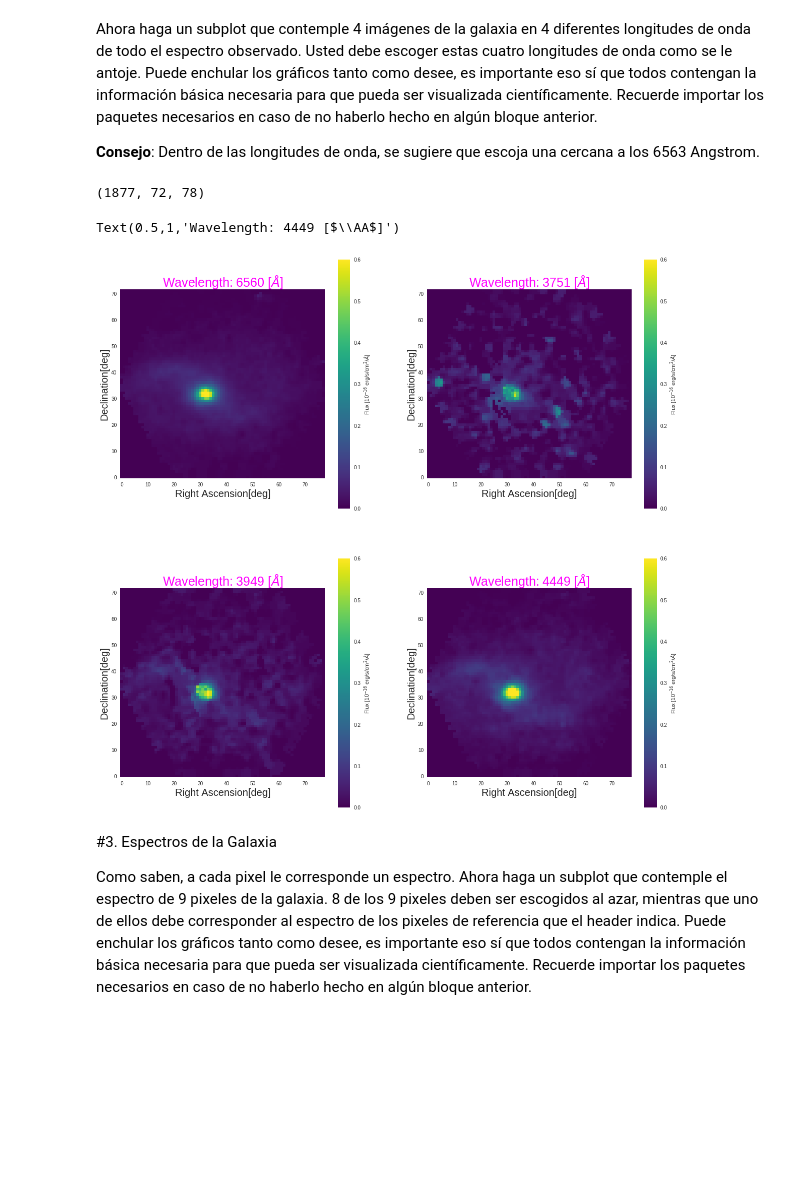
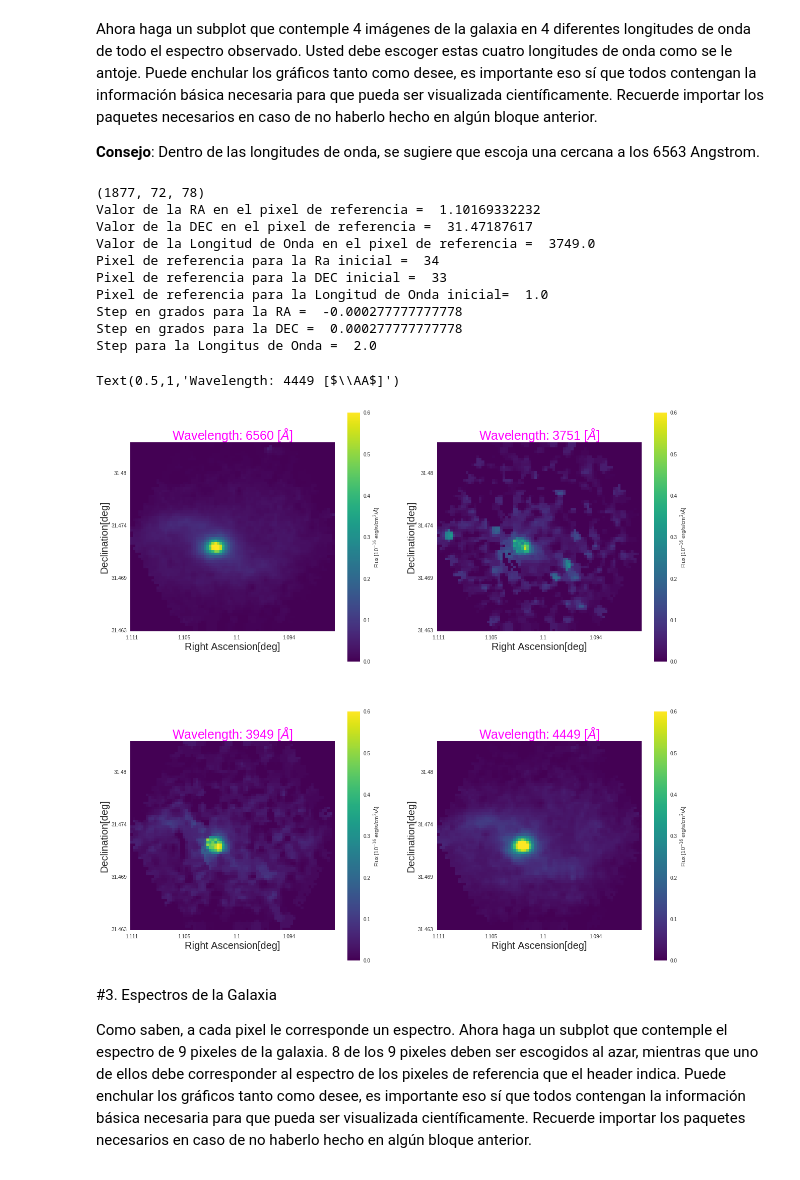
Before and after one commit to PaulaBDS/minitarea4, a Jupyter notebook: minitarea4.ipynb, the cells around one changed output. Cells and saved outputs as stored; diff of their text form; code cells hidden in the pictures; blank space fills up the shorter version.

```diff
--- a/minitarea4.ipynb
+++ b/minitarea4.ipynb
@@ -92,6 +92,19 @@ Ahora haga un subplot que contemple 4 imágenes de la galaxia en 4 diferentes lo
 # Primero se obtiene la imagen
 data = hdu.data
 print(data.shape)
+
+
+print 'Valor de la RA en el pixel de referencia = ',header['CRVAL1']
+print 'Valor de la DEC en el pixel de referencia = ',header['CRVAL2']
+print 'Valor de la Longitud de Onda en el pixel de referencia = ',header['CRVAL3']
+
+print 'Pixel de referencia para la Ra inicial = ', header['CRPIX1']
+print 'Pixel de referencia para la DEC inicial = ', header['CRPIX2']
+print 'Pixel de referencia para la Longitud de Onda inicial= ', header['CRPIX3']
+
+print 'Step en grados para la RA = ', header['CD1_1']
+print 'Step en grados para la DEC = ', header['CD2_2']
+print 'Step para la Longitus de Onda = ', header['CD3_3']
 
 # Creamos variables con arreglos y datos del header para luego cambiar los valores de los ejes a cantidades físicas
 
@@ -104,17 +117,19 @@ step2 = delt2*header['CD2_2']
 dec = step2 + header['CRVAL2']
 
 
-#ax[0,0].set_xticks((0,20,40,60),(round(ra[0],3),round(ra[20],3),round(ra[40],3),round(ra[60],3)))
-#ax[0,0].set_yticks((0,20,40,60),(round(dec[0],3),round(dec[20],3),round(dec[40],3),round(dec[60],3)))
-
 # Luego se crea la figura con los subplots
 fig, ax = plt.subplots(nrows=2, ncols=2, figsize=(20,20))
+
+
 
 # Gráfico para long de onda 6560 Angstrom
 cb1=ax[0,0].imshow(data[1407], origin='lower', vmax=0.6, vmin=0, cmap='viridis')
 fig.colorbar(cb1, ax=ax[0,0], label='Flux [10$^{-16}$ erg/s/cm$^2$/$\AA$]')
 ax[0,0].grid(b=None)
-
+ax[0,0].set_xticks([0,20,40,60])
+ax[0,0].set_xticklabels([round(ra[0],3),round(ra[20],3),round(ra[40],3),round(ra[60],3)])
+ax[0,0].set_yticks((0,20,40,60))
+ax[0,0].set_yticklabels((round(dec[0],3),round(dec[20],3),round(dec[40],3),round(dec[60],3)))
 ax[0,0].set_xlabel('Right Ascension[deg]', size=20)
 ax[0,0].set_ylabel('Declination[deg]', size=20)
 ax[0,0].set_title('Wavelength: 6560 [$\AA$]', size=25, color='magenta')
@@ -122,37 +137,57 @@ ax[0,0].set_title('Wavelength: 6560 [$\AA$]', size=25, color='magenta')
 
 
 # Gráfico para long de onda 3751 Angstrom
 cb2=ax[0,1].imshow(data[1], origin='lower', vmax=0.6, vmin=0, cmap='viridis')
 fig.colorbar(cb2, ax=ax[0,1], label='Flux [10$^{-16}$ erg/s/cm$^2$/$\AA$]')
 ax[0,1].grid(b=None)
-
+ax[0,1].set_xticks([0,20,40,60])
+ax[0,1].set_xticklabels([round(ra[0],3),round(ra[20],3),round(ra[40],3),round(ra[60],3)])
+ax[0,1].set_yticks((0,20,40,60))
+ax[0,1].set_yticklabels((round(dec[0],3),round(dec[20],3),round(dec[40],3),round(dec[60],3)))
 ax[0,1].set_xlabel('Right Ascension[deg]', size=20)
 ax[0,1].set_ylabel('Declination[deg]', size=20)
 ax[0,1].set_title('Wavelength: 3751 [$\AA$]', size=25, color='magenta')
+
 
 
 # Gráfico para long de onda 3949 Angstrom
 cb3=ax[1,0].imshow(data[100], origin='lower', vmax=0.6, vmin=0, cmap='viridis')
 fig.colorbar(cb3, ax=ax[1,0], label='Flux [10$^{-16}$ erg/s/cm$^2$/$\AA$]')
 ax[1,0].grid(b=None)
-
+ax[1,0].set_xticks([0,20,40,60])
+ax[1,0].set_xticklabels([round(ra[0],3),round(ra[20],3),round(ra[40],3),round(ra[60],3)])
+ax[1,0].set_yticks((0,20,40,60))
+ax[1,0].set_yticklabels((round(dec[0],3),round(dec[20],3),round(dec[40],3),round(dec[60],3)))
 ax[1,0].set_xlabel('Right Ascension[deg]', size=20)
 ax[1,0].set_ylabel('Declination[deg]', size=20)
 ax[1,0].set_title('Wavelength: 3949 [$\AA$]', size=25, color='magenta')
+
 
 
 # Gráfico para long de onda 4449 Angstrom
 cb4=ax[1,1].imshow(data[500], origin='lower', vmax=0.6, vmin=0, cmap='viridis')
 fig.colorbar(cb4, ax=ax[1,1], label='Flux [10$^{-16}$ erg/s/cm$^2$/$\AA$]')
 ax[1,1].grid(b=None)
-
+ax[1,1].set_xticks([0,20,40,60])
+ax[1,1].set_xticklabels([round(ra[0],3),round(ra[20],3),round(ra[40],3),round(ra[60],3)])
+ax[1,1].set_yticks((0,20,40,60))
+ax[1,1].set_yticklabels((round(dec[0],3),round(dec[20],3),round(dec[40],3),round(dec[60],3)))
 ax[1,1].set_xlabel('Right Ascension[deg]', size=20)
 ax[1,1].set_ylabel('Declination[deg]', size=20)
 ax[1,1].set_title('Wavelength: 4449 [$\AA$]', size=25, color='magenta')
 # %% [output]
 (1877, 72, 78)
+Valor de la RA en el pixel de referencia =  1.10169332232
+Valor de la DEC en el pixel de referencia =  31.47187617
+Valor de la Longitud de Onda en el pixel de referencia =  3749.0
+Pixel de referencia para la Ra inicial =  34
+Pixel de referencia para la DEC inicial =  33
+Pixel de referencia para la Longitud de Onda inicial=  1.0
+Step en grados para la RA =  -0.000277777777778
+Step en grados para la DEC =  0.000277777777778
+Step para la Longitus de Onda =  2.0
 Text(0.5,1,'Wavelength: 4449 [$\\AA$]')
-[figure, old version]
+[figure, new version]
 # %% [markdown]
 #3. Espectros de la Galaxia
 
```
Also changed, not shown: parts of 3 cells of this notebook.
